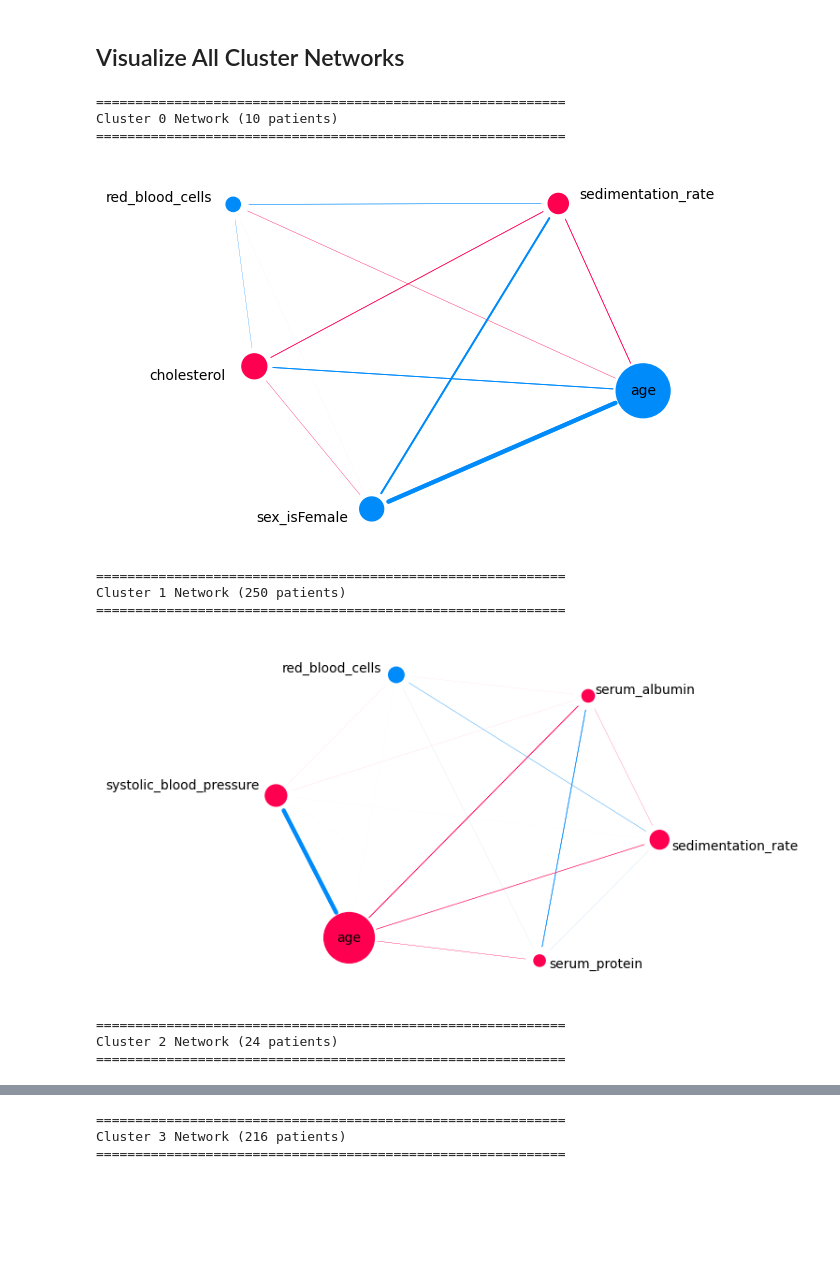
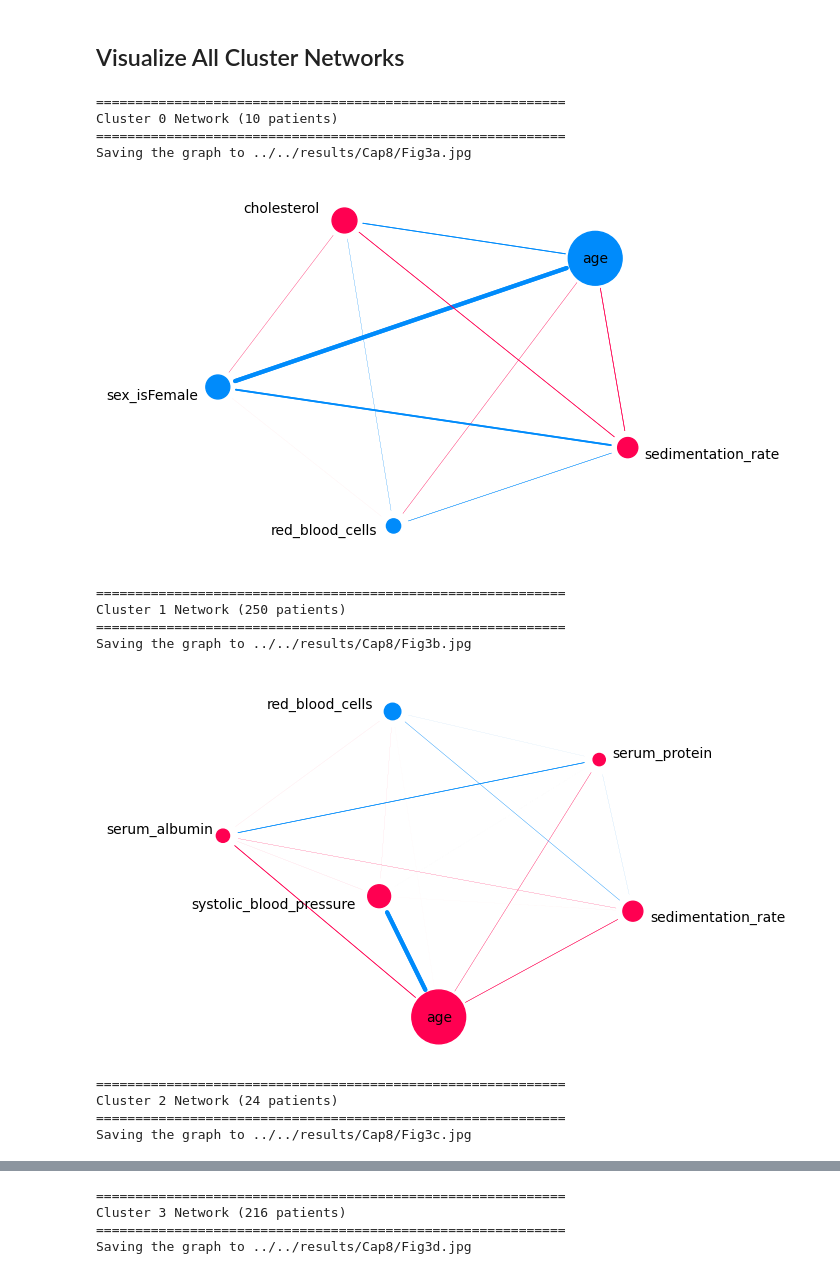
Before and after one commit to perez-sechi/thesis-python, a Jupyter notebook: run/Cap8/clustering.ipynb, the cells around one changed output, grey strips where cells are left out. Saved outputs shown, nothing was run; the diff lists cells and outputs as text; code cells hidden in the pictures; blank space fills up the shorter version.

Commit message:
chore: updated chapter 8 figures

```diff
--- a/run/Cap8/clustering.ipynb
+++ b/run/Cap8/clustering.ipynb
@@ -245,35 +245,47 @@ negative_beta = 0
 # %%
 import warnings
 
 warnings.filterwarnings('ignore')
 
+i = 0
+subindices = ['a', 'b', 'c', 'd', 'e', 'f', 'g', 'h']
 for cluster_id in range(optimal_k):
     print(f"\n{'='*60}")
     print(f"Cluster {cluster_id} Network ({cluster_networks[cluster_id]['n_patients']} patients)")
     print('='*60)
+
+    if i == 2:
+        plot_margin = 0.2
+    else:
+        plot_margin = 0.05
 
     draw(
         psi=cluster_networks[cluster_id]['psi_2'],
         r=cluster_networks[cluster_id]['r_2'],
         positive_alpha=positive_alpha,
         negative_alpha=negative_alpha,
         positive_beta=positive_beta,
         negative_beta=negative_beta,
         negative_color=negative_color,
         positive_color=positive_color,
         label_color='black',
         label_weight='normal',
-        plot_margin=0.05
+        plot_margin=plot_margin,
+        output_path=os.path.join('..', '..', 'results', 'Cap8', f'Fig3{subindices[i]}.jpg')
     )
+    i += 1
 # %% [output]
 ============================================================
 Cluster 0 Network (10 patients)
 ============================================================
+Saving the graph to ../../results/Cap8/Fig3a.jpg
-[figure, old version]
+[figure, new version]
 ============================================================
 Cluster 1 Network (250 patients)
 ============================================================
+Saving the graph to ../../results/Cap8/Fig3b.jpg
-[figure, old version]
+[figure, new version]
 ============================================================
 Cluster 2 Network (24 patients)
 ============================================================
+Saving the graph to ../../results/Cap8/Fig3c.jpg
@@ -281,3 +293,4 @@ Cluster 2 Network (24 patients)
 ============================================================
 Cluster 3 Network (216 patients)
 ============================================================
+Saving the graph to ../../results/Cap8/Fig3d.jpg
```
Also changed, not shown: parts of 8 cells of this notebook, 14 other files.
